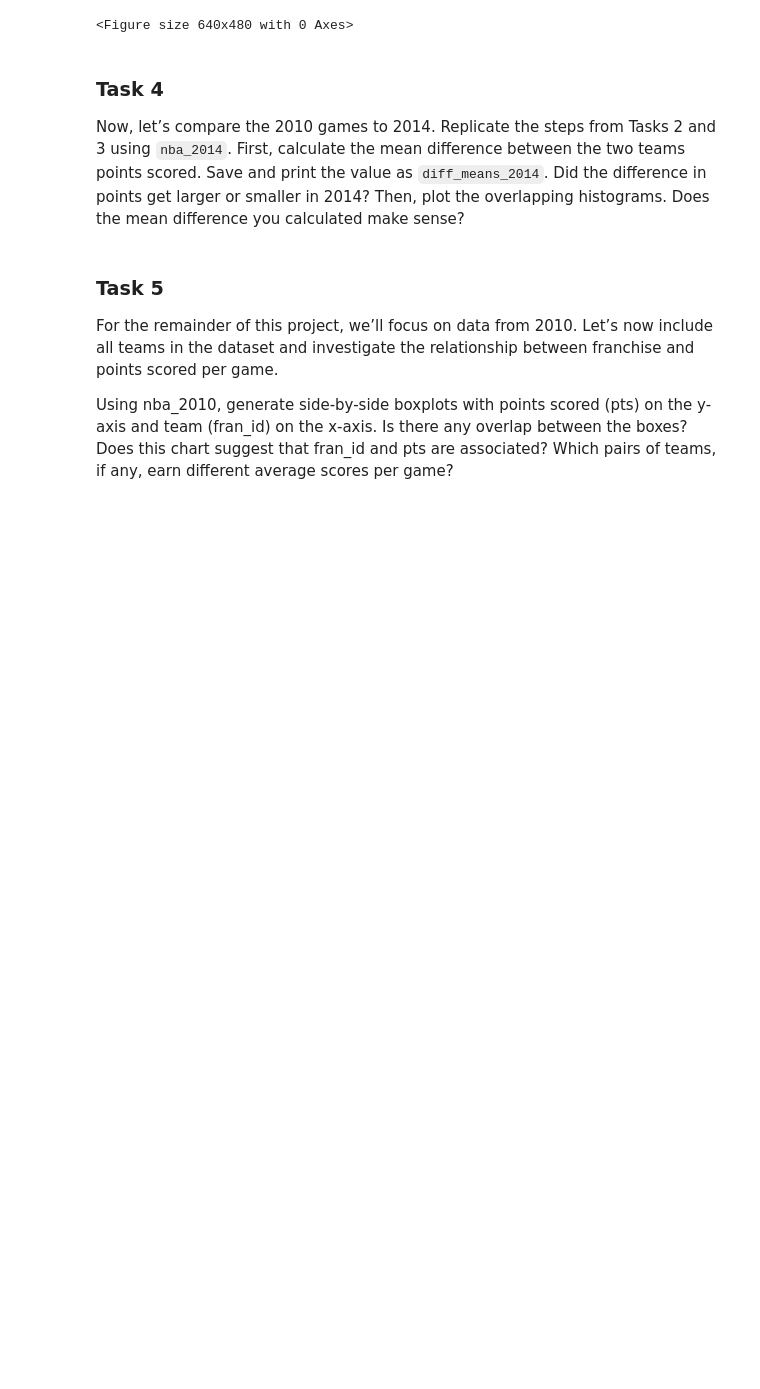
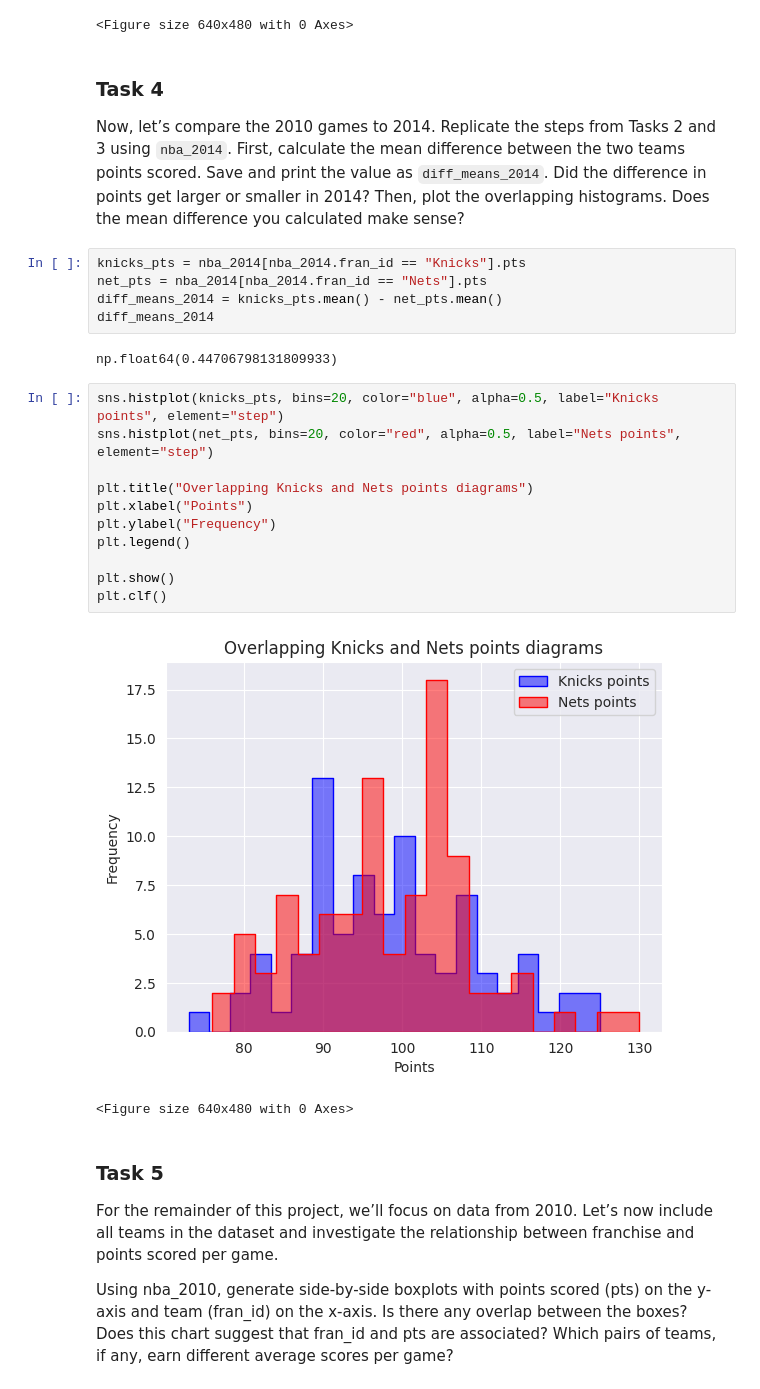
Before and after one commit to majorgilles/code_cademy_nlp, a Jupyter notebook: nba_trends/Codecademy_NBA_Trends_Project.ipynb, the cells around one changed output. Cells and saved outputs as stored; diff of their text form; blank space fills up the shorter version.

```diff
--- a/nba_trends/Codecademy_NBA_Trends_Project.ipynb
+++ b/nba_trends/Codecademy_NBA_Trends_Project.ipynb
@@ -93,6 +94,27 @@ plt.clf()
 # %% [markdown]
 ### Task 4
 Now, let’s compare the 2010 games to 2014. Replicate the steps from Tasks 2 and 3 using `nba_2014`. First, calculate the mean difference between the two teams points scored. Save and print the value as `diff_means_2014`. Did the difference in points get larger or smaller in 2014? Then, plot the overlapping histograms. Does the mean difference you calculated make sense?
+# %%
+knicks_pts = nba_2014[nba_2014.fran_id == "Knicks"].pts
+net_pts = nba_2014[nba_2014.fran_id == "Nets"].pts
+diff_means_2014 = knicks_pts.mean() - net_pts.mean()
+diff_means_2014
+# %% [output]
+np.float64(0.44706798131809933)
+# %%
+sns.histplot(knicks_pts, bins=20, color="blue", alpha=0.5, label="Knicks points", element="step")
+sns.histplot(net_pts, bins=20, color="red", alpha=0.5, label="Nets points", element="step")
+
+plt.title("Overlapping Knicks and Nets points diagrams")
+plt.xlabel("Points")
+plt.ylabel("Frequency")
+plt.legend()
+
+plt.show()
+plt.clf()
+# %% [output]
+[figure, added]
+<Figure size 640x480 with 0 Axes>
 # %% [markdown]
 ### Task 5
 For the remainder of this project, we’ll focus on data from 2010. Let’s now include all teams in the dataset and investigate the relationship between franchise and points scored per game.
```
Also changed, not shown: parts of 1 cell of this notebook, 1 other file.
